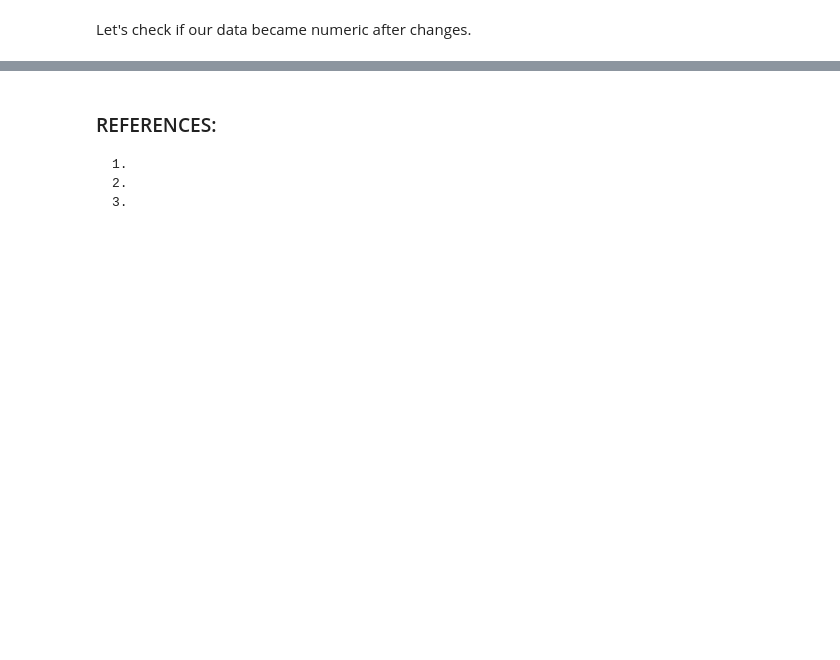
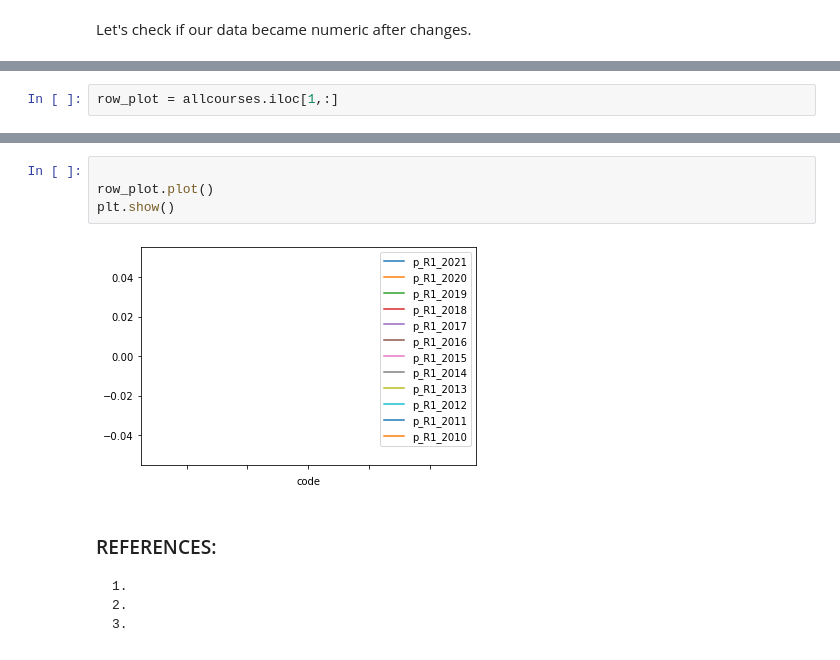
Before and after one commit to DracoNibilis/CAO_Points_Analysis, a Jupyter notebook: cao.ipynb, the cells around one changed output, grey strips where cells are left out. Cells and saved outputs as stored; diff of their text form; blank space fills up the shorter version.

```diff
--- a/cao.ipynb
+++ b/cao.ipynb
@@ -1344,0 +1399,2 @@ memory usage: 198.2+ KB
+# %%
+row_plot = allcourses.iloc[1,:]
@@ -1345,3 +1416,9 @@ memory usage: 198.2+ KB
+# %%
+
+row_plot.plot()
+plt.show()
+# %% [output]
+[figure, added]
 # %% [markdown]
 ### REFERENCES:
     1.
```
Also changed, not shown: parts of 7 cells of this notebook.
